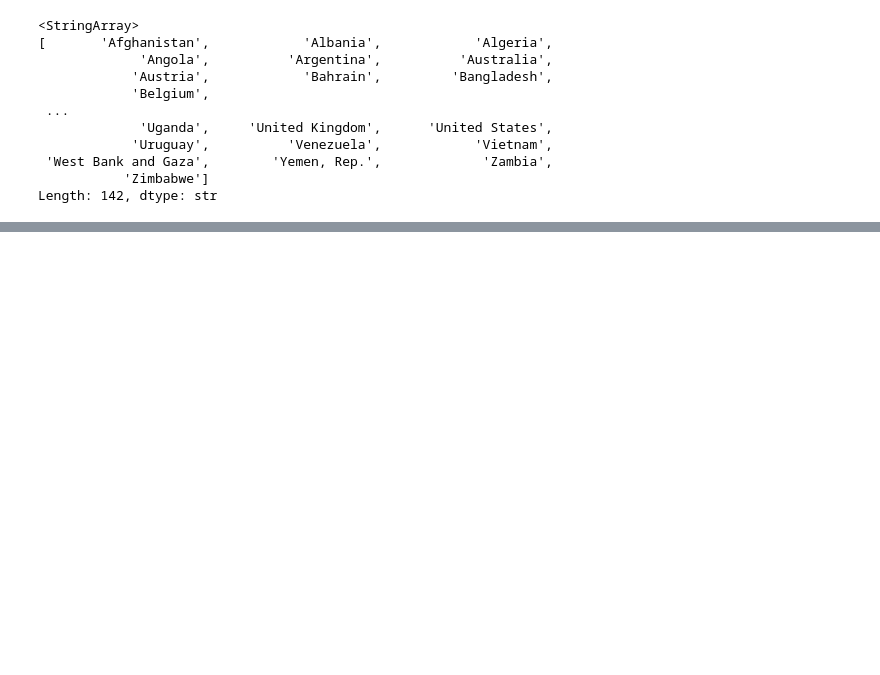
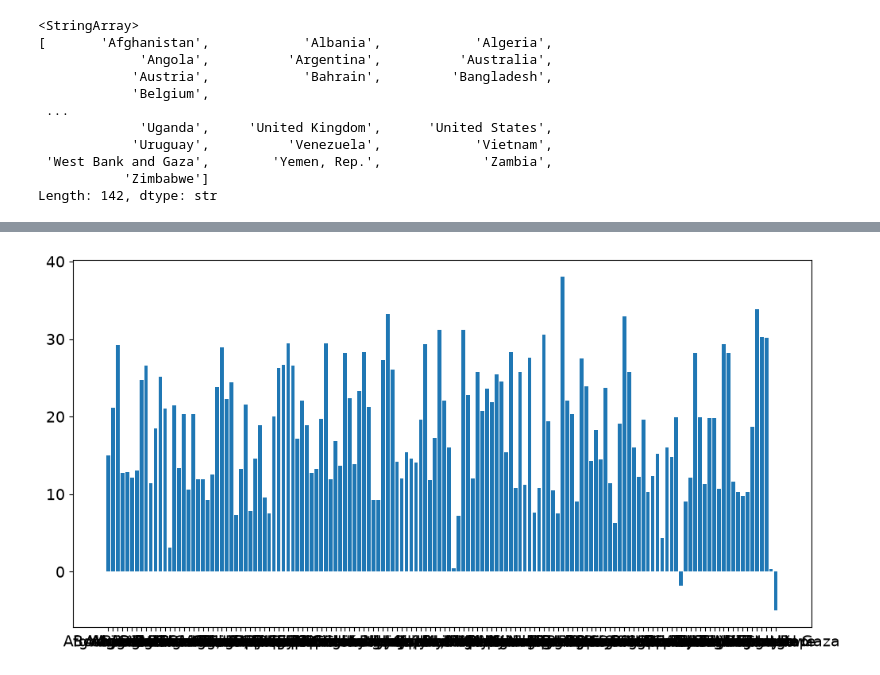
Before and after one commit to kazushiUC/matplotlib-practice, a Jupyter notebook: mini_projects/practice_02_gapminder/practice_02_gapminder.ipynb, the cells around one changed output, grey strips where cells are left out. Saved outputs shown, nothing was run; the diff lists cells and outputs as text; code cells hidden in the pictures; blank space fills up the shorter version.

```diff
--- a/mini_projects/practice_02_gapminder/practice_02_gapminder.ipynb
+++ b/mini_projects/practice_02_gapminder/practice_02_gapminder.ipynb
@@ -269,0 +325,3 @@ ax.legend()
+# %%
+df_change_pivot["dif"] = df_change_pivot[2007] - df_change_pivot[1952]
+df_change_pivot
@@ -269,0 +343,14 @@ ax.legend()
+# %%
+fig, ax = plt.subplots(
+    figsize=(12, 6),
+    facecolor="white"
+)
+
+ax.bar(
+    df_change_pivot.index,
+    df_change_pivot["dif"]
+)
+
+plt.show()
+# %% [output]
+[figure, added]
```
Also changed, not shown: parts of 8 cells of this notebook, 1 other file.
